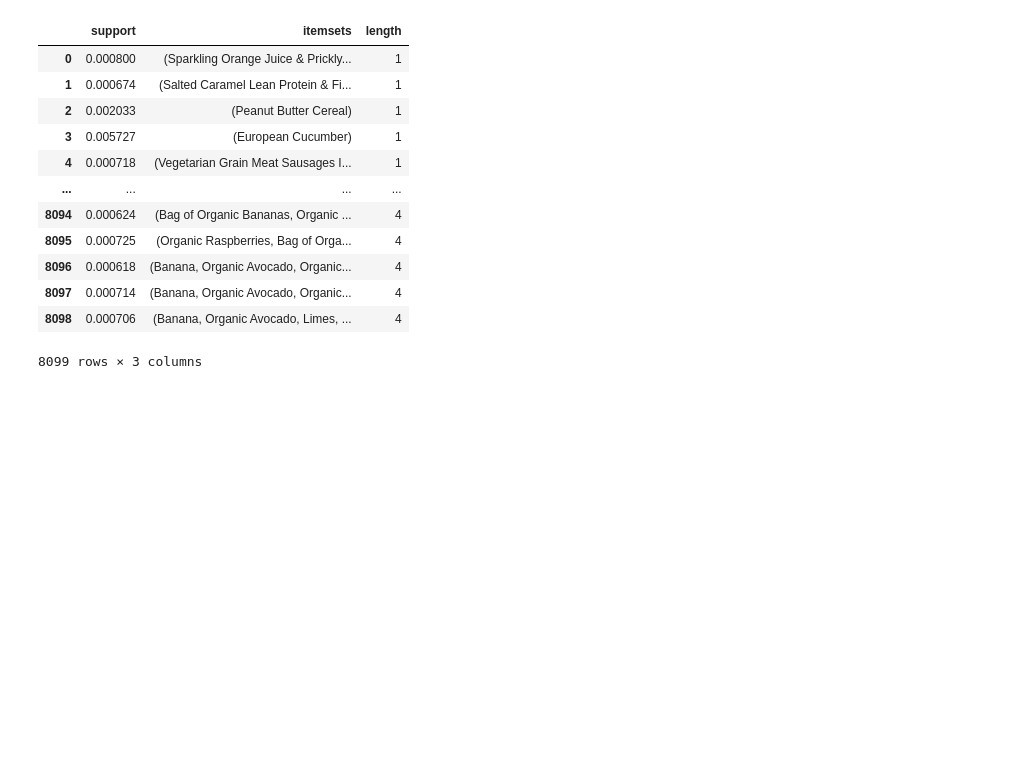
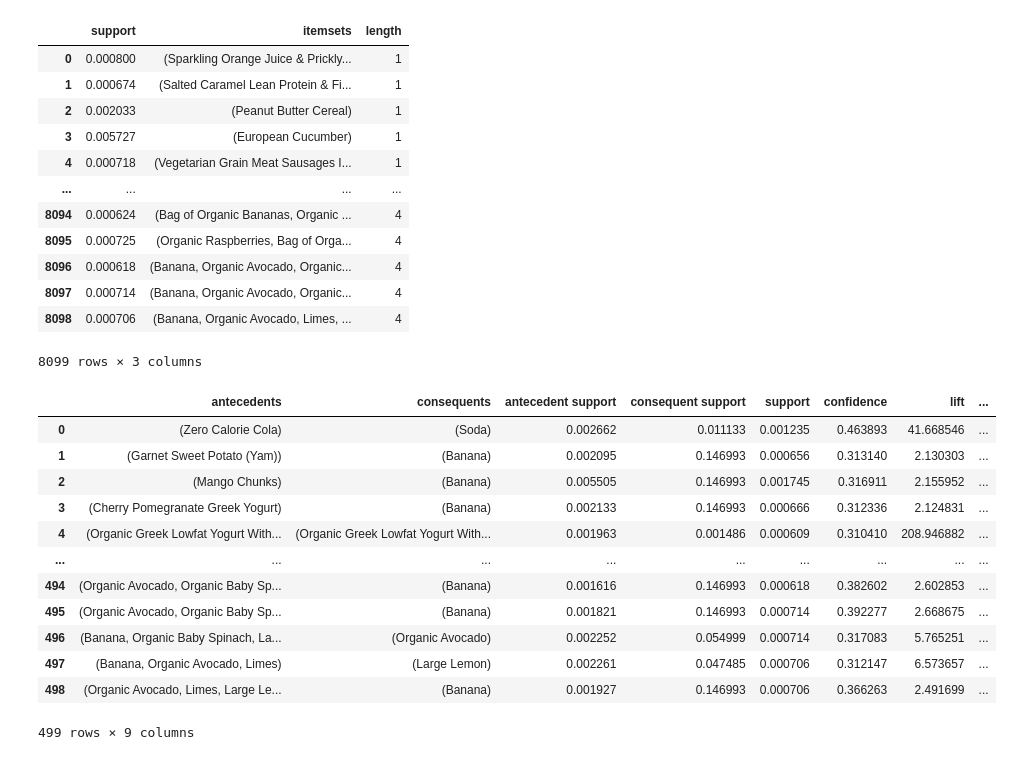
Before and after one commit to AntunesCSR/DM_Group_Project, a Jupyter notebook: HA2/data/sean-ha2.ipynb, the cells around one changed output. Cells and saved outputs as stored; diff of their text form; code cells hidden in the pictures; blank space fills up the shorter version.

```diff
--- a/HA2/data/sean-ha2.ipynb
+++ b/HA2/data/sean-ha2.ipynb
@@ -189,3 +217,22 @@ fi
 | 8097 | 0.000714 | (Banana, Organic Avocado, Organic... | 4 |
 | 8098 | 0.000706 | (Banana, Organic Avocado, Limes, ... | 4 |
 8099 rows × 3 columns
+# %%
+from mlxtend.frequent_patterns import association_rules
+
+rules = association_rules(frequent_itemsets, metric="confidence", min_threshold=0.3)
+rules
+# %% [output]
+|  | antecedents | consequents | antecedent support | consequent support | support | confidence | lift | ... |
+| 0 | (Zero Calorie Cola) | (Soda) | 0.002662 | 0.011133 | 0.001235 | 0.463893 | 41.668546 | ... |
+| 1 | (Garnet Sweet Potato (Yam)) | (Banana) | 0.002095 | 0.146993 | 0.000656 | 0.313140 | 2.130303 | ... |
+| 2 | (Mango Chunks) | (Banana) | 0.005505 | 0.146993 | 0.001745 | 0.316911 | 2.155952 | ... |
+| 3 | (Cherry Pomegranate Greek Yogurt) | (Banana) | 0.002133 | 0.146993 | 0.000666 | 0.312336 | 2.124831 | ... |
+| 4 | (Organic Greek Lowfat Yogurt With... | (Organic Greek Lowfat Yogurt With... | 0.001963 | 0.001486 | 0.000609 | 0.310410 | 208.946882 | ... |
+| ... | ... | ... | ... | ... | ... | ... | ... | ... |
+| 494 | (Organic Avocado, Organic Baby Sp... | (Banana) | 0.001616 | 0.146993 | 0.000618 | 0.382602 | 2.602853 | ... |
+| 495 | (Organic Avocado, Organic Baby Sp... | (Banana) | 0.001821 | 0.146993 | 0.000714 | 0.392277 | 2.668675 | ... |
+| 496 | (Banana, Organic Baby Spinach, La... | (Organic Avocado) | 0.002252 | 0.054999 | 0.000714 | 0.317083 | 5.765251 | ... |
+| 497 | (Banana, Organic Avocado, Limes) | (Large Lemon) | 0.002261 | 0.047485 | 0.000706 | 0.312147 | 6.573657 | ... |
+| 498 | (Organic Avocado, Limes, Large Le... | (Banana) | 0.001927 | 0.146993 | 0.000706 | 0.366263 | 2.491699 | ... |
+499 rows × 9 columns
```
Also changed, not shown: parts of 4 cells of this notebook, 1 other file.
